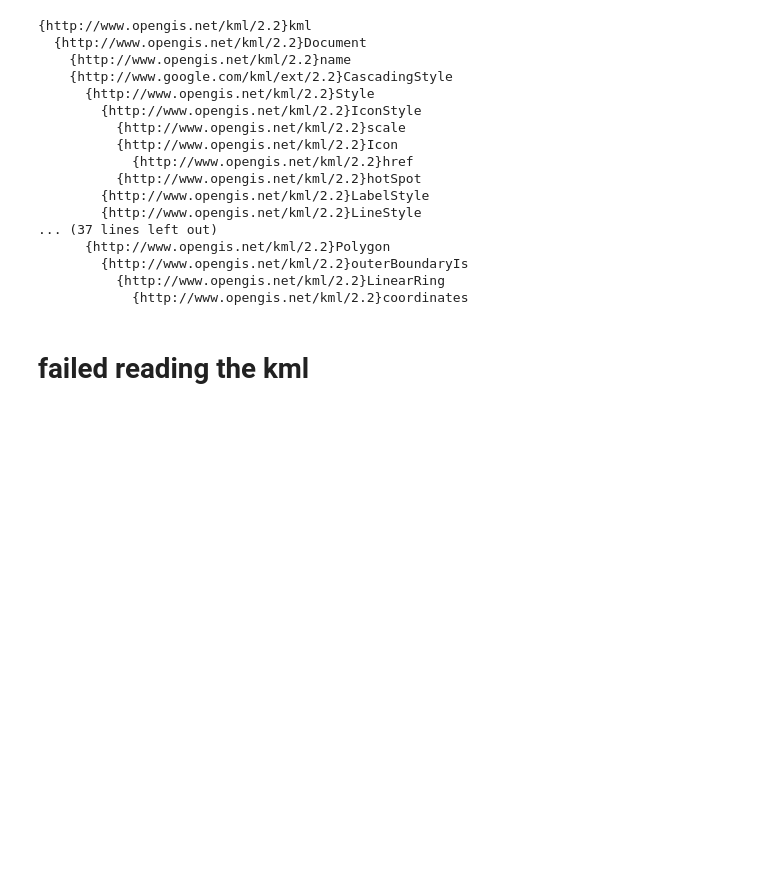
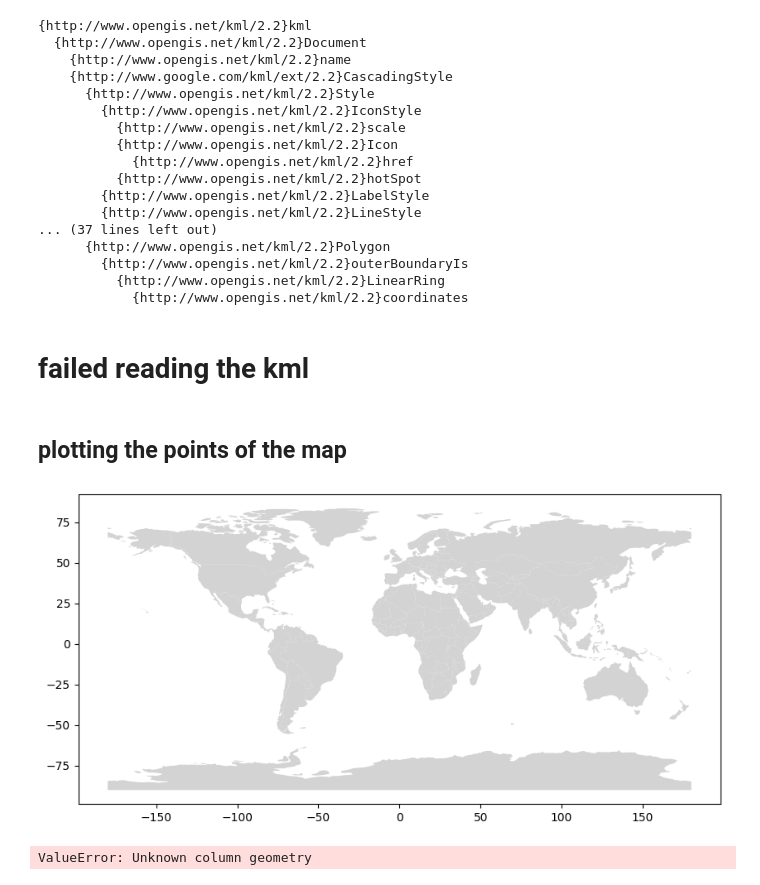
Before and after one commit to sonjaove/ML-hands-on, a Jupyter notebook: course_work/crown/processing/reading_kml.ipynb, the cells around one changed output. Drawn from its saved outputs; the diff is of its cells as text; code cells hidden in the pictures; blank space fills up the shorter version.

```diff
--- a/course_work/crown/processing/reading_kml.ipynb
+++ b/course_work/crown/processing/reading_kml.ipynb
@@ -108,3 +108,29 @@ print_kml_structure(root)
             {http://www.opengis.net/kml/2.2}coordinates
 # %% [markdown]
 # failed reading the kml
+# %% [markdown]
+## plotting the points of the map
+# %%
+
+world = gpd.read_file(gpd.datasets.get_path('naturalearth_lowres'))
+
+# Plot the world map with the points
+fig, ax = plt.subplots(figsize=(10, 10))
+world.plot(ax=ax, color='lightgray')
+
+plt.show()
+# %% [output]
+[figure, added]
+# %%
+
+# Select a specific country
+country = world[world.name == "India"]
+gdf = gdf.set_geometry('geometry')
+
+points_in_india
+# Perform a spatial join to find points within the country, this spatial join is quite useful will discuss in upcoming classes
+points_in_india = gpd.sjoin(gdf, country, how="inner", op='within')
+
+points_in_india
+# %% [output]
+ValueError: Unknown column geometry
```
Also changed, not shown: parts of 5 cells of this notebook, 5 other files.
